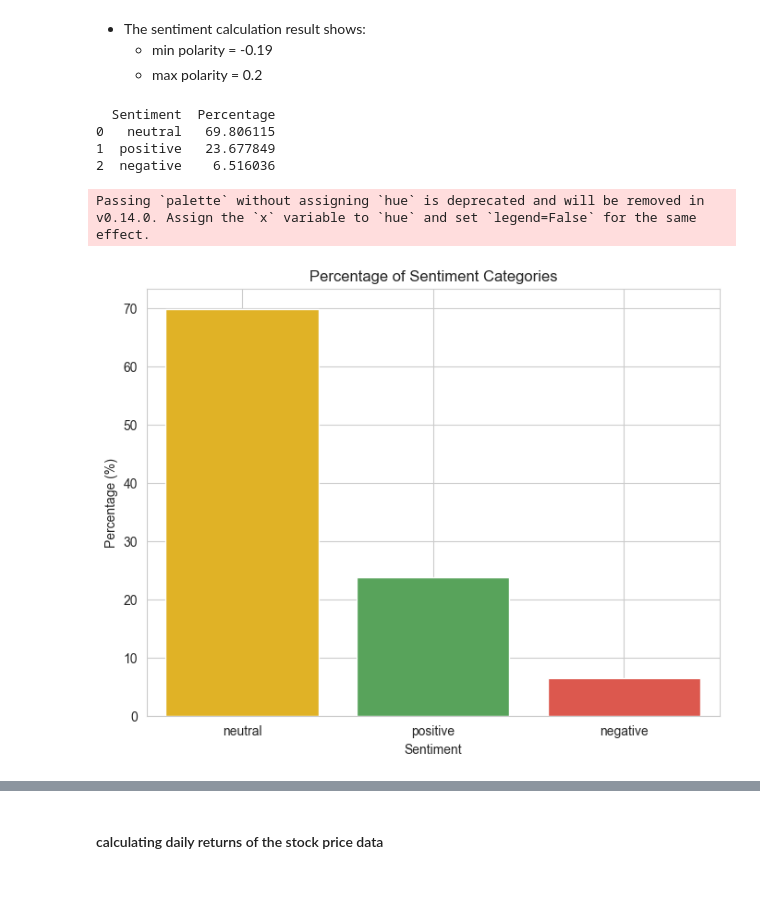
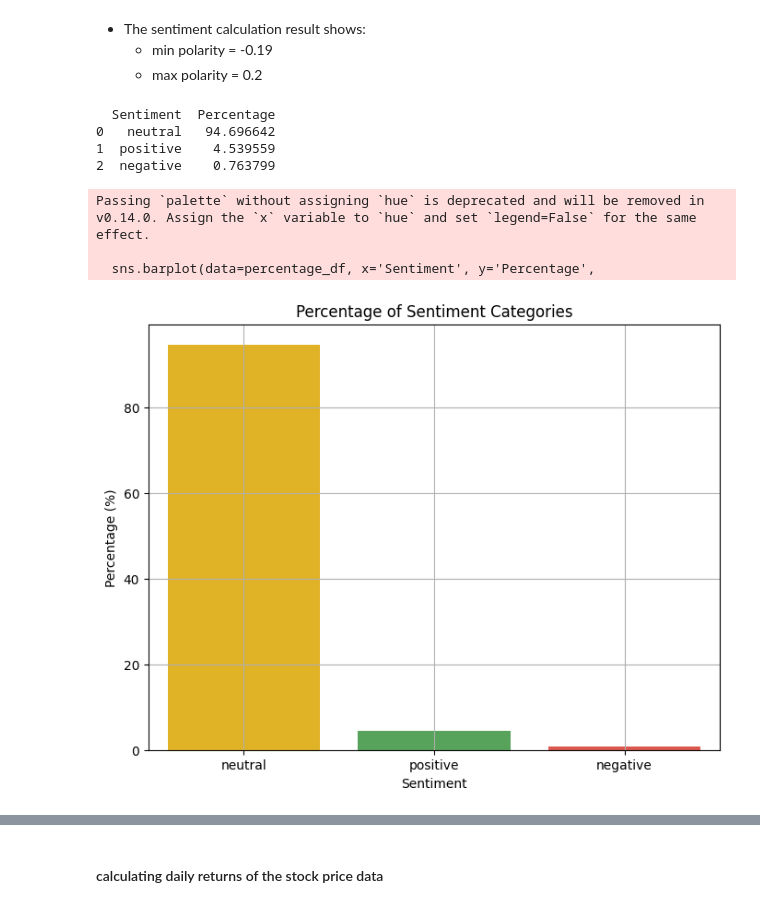
Before and after one commit to Jonepeter/Predicting-Price-Moves-with-News-Sentiment, a Jupyter notebook: notebooks/News_Stock_Correlation_Analysis.ipynb, the cells around one changed output, grey strips where cells are left out. Cells and saved outputs as stored; diff of their text form; code cells hidden in the pictures.

```diff
--- a/notebooks/News_Stock_Correlation_Analysis.ipynb
+++ b/notebooks/News_Stock_Correlation_Analysis.ipynb
@@ -146,28 +146,31 @@ Name: Sentiment, dtype: float64
   -  max polarity = 0.2
 # %%
 import seaborn as sns
+import pandas as pd
 import matplotlib.pyplot as plt
 
 # Calculate percentages
-sentiment_percentages = news_data['l_sentiment'].value_counts(normalize=True) * 100
+sentiment_percentages = news_data['sentiment_label'].value_counts(normalize=True) * 100
 percentage_df = pd.DataFrame({
     'Sentiment': sentiment_percentages.index,
     'Percentage': sentiment_percentages.values
 })
 print(percentage_df)
 # Create bar plot
 plt.figure(figsize=(8, 6))
 sns.barplot(data=percentage_df, x='Sentiment', y='Percentage',
             palette={'positive': '#4CAF50', 'neutral': '#FFC107', 'negative': '#F44336'})
 plt.title('Percentage of Sentiment Categories')
 plt.xlabel('Sentiment')
 plt.ylabel('Percentage (%)')
 plt.grid(True)
 plt.show()
 # %% [output]
   Sentiment  Percentage
-0   neutral   69.806115
-1  positive   23.677849
-2  negative    6.516036
+0   neutral   94.696642
+1  positive    4.539559
+2  negative    0.763799
 Passing `palette` without assigning `hue` is deprecated and will be removed in v0.14.0. Assign the `x` variable to `hue` and set `legend=False` for the same effect.
+
+  sns.barplot(data=percentage_df, x='Sentiment', y='Percentage',
-[figure, old version]
+[figure, new version]
```
Also changed, not shown: parts of 11 cells of this notebook.
